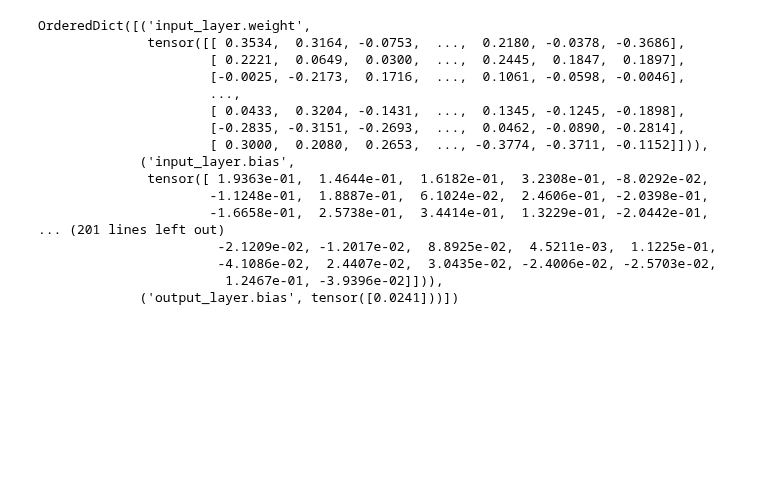
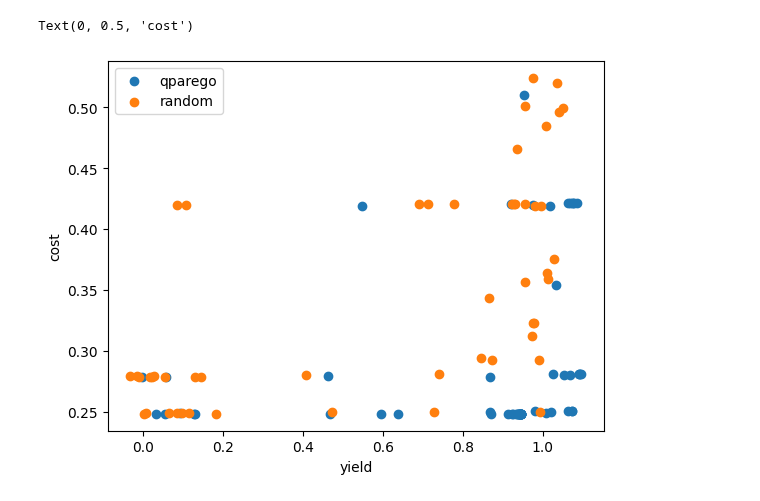
Before and after one commit to experimental-design/bofire, a Jupyter notebook: tutorials/benchmarks/003-CrossCoupling.ipynb, the cells around one changed output. Cells and saved outputs as stored; diff of their text form; code cells hidden in the pictures; blank space fills up the shorter version.

Commit message:
add notebook for CrossCoupling benchmark

```diff
--- a/tutorials/benchmarks/003-CrossCoupling.ipynb
+++ b/tutorials/benchmarks/003-CrossCoupling.ipynb
@@ -156,22 +36,0 @@ class NeuralNetwork(Model, TrainableModel):
-# %%
-import torch
-
-torch.load(pypath + "/bofire/benchmarks/models/baumgartner_aniline_cn_crosscoupling_descriptors/" + "baumgartner_aniline_cn_crosscoupling_descriptors_predictor_0.pt")
-# %% [output]
-OrderedDict([('input_layer.weight',
-              tensor([[ 0.3534,  0.3164, -0.0753,  ...,  0.2180, -0.0378, -0.3686],
-                      [ 0.2221,  0.0649,  0.0300,  ...,  0.2445,  0.1847,  0.1897],
-                      [-0.0025, -0.2173,  0.1716,  ...,  0.1061, -0.0598, -0.0046],
-                      ...,
-                      [ 0.0433,  0.3204, -0.1431,  ...,  0.1345, -0.1245, -0.1898],
-                      [-0.2835, -0.3151, -0.2693,  ...,  0.0462, -0.0890, -0.2814],
-                      [ 0.3000,  0.2080,  0.2653,  ..., -0.3774, -0.3711, -0.1152]])),
-             ('input_layer.bias',
-              tensor([ 1.9363e-01,  1.4644e-01,  1.6182e-01,  3.2308e-01, -8.0292e-02,
-                      -1.1248e-01,  1.8887e-01,  6.1024e-02,  2.4606e-01, -2.0398e-01,
-                      -1.6658e-01,  2.5738e-01,  3.4414e-01,  1.3229e-01, -2.0442e-01,
-... (201 lines left out)
-                       -2.1209e-02, -1.2017e-02,  8.8925e-02,  4.5211e-03,  1.1225e-01,
-                       -4.1086e-02,  2.4407e-02,  3.0435e-02, -2.4006e-02, -2.5703e-02,
-                        1.2467e-01, -3.9396e-02]])),
-             ('output_layer.bias', tensor([0.0241]))])
@@ -177,0 +48,38 @@ OrderedDict([('input_layer.weight',
+# %%
+results = run(
+    CrossCoupling(descriptor_encoding=CategoricalEncodingEnum.DESCRIPTOR),
+    strategy_factory=partial(BoTorchQparegoStrategy,
+                            ref_point={"yield": 0.0, "cost": 1.0},
+                            categorical_method=CategoricalMethodEnum.FREE,
+                            descriptor_method=CategoricalMethodEnum.FREE),
+    n_iterations=50,
+    metric=hypervolume,
+    initial_sampler=sample,
+    n_runs=1,
+    n_procs=1,
+)
+# %%
+random_results = run(
+    CrossCoupling(descriptor_encoding=CategoricalEncodingEnum.DESCRIPTOR),
+    strategy_factory=RandomStrategy,
+    n_iterations=50,
+    metric=hypervolume,
+    #initial_sampler=sample,
+    n_runs=1,
+    n_procs=1,
+)
+# %%
+import matplotlib.pyplot as plt
+
+fig, ax = plt.subplots()
+
+ax.scatter(results[0][0].domain.experiments['yield'], results[0][0].domain.experiments['cost'], label = "qparego")
+ax.scatter(random_results[0][0].domain.experiments['yield'], random_results[0][0].domain.experiments['cost'], label = "random")
+
+ax.legend()
+
+ax.set_xlabel("yield")
+ax.set_ylabel("cost")
+# %% [output]
+Text(0, 0.5, 'cost')
+[figure, added]
```
Also changed, not shown: parts of 8 cells of this notebook, 15 other files.
